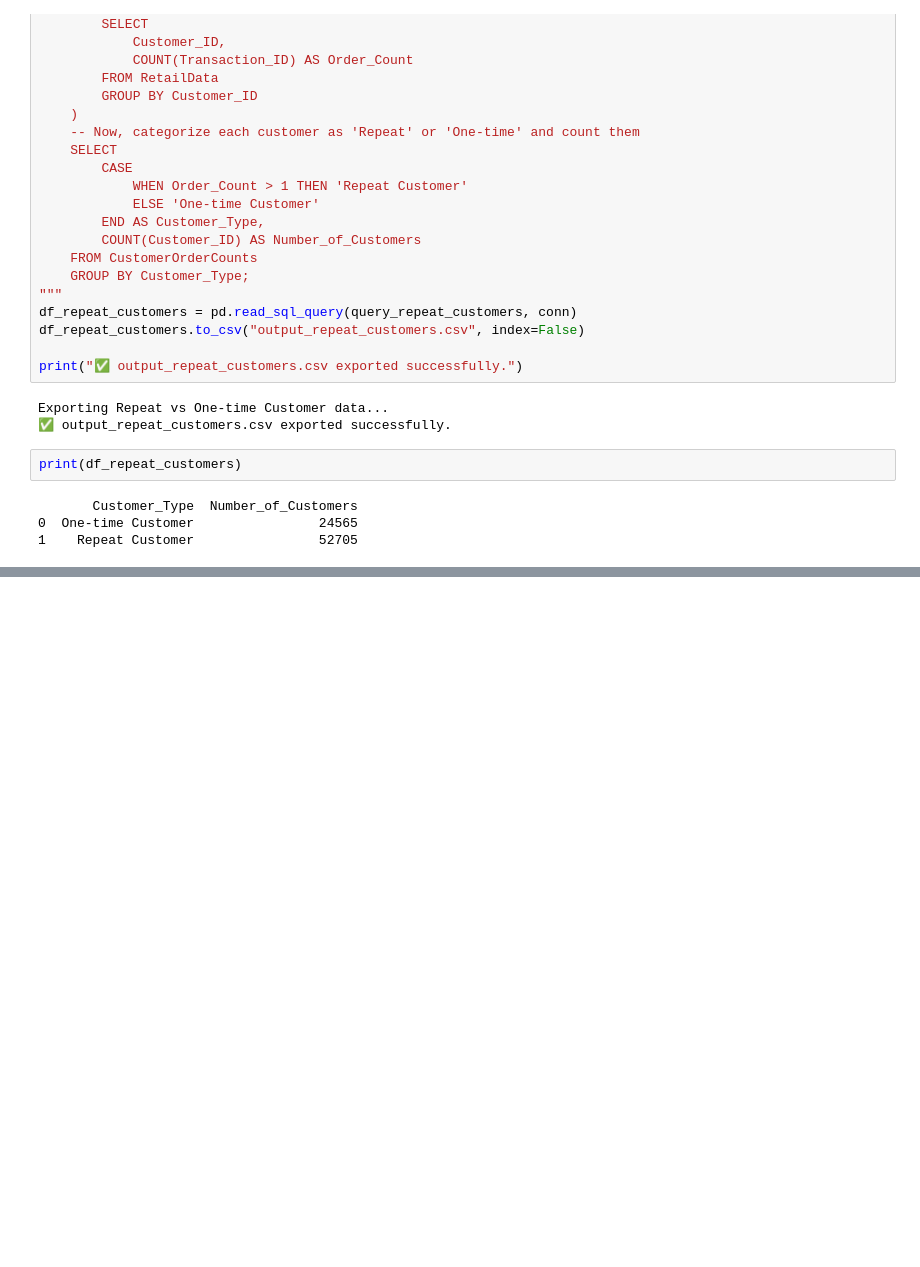
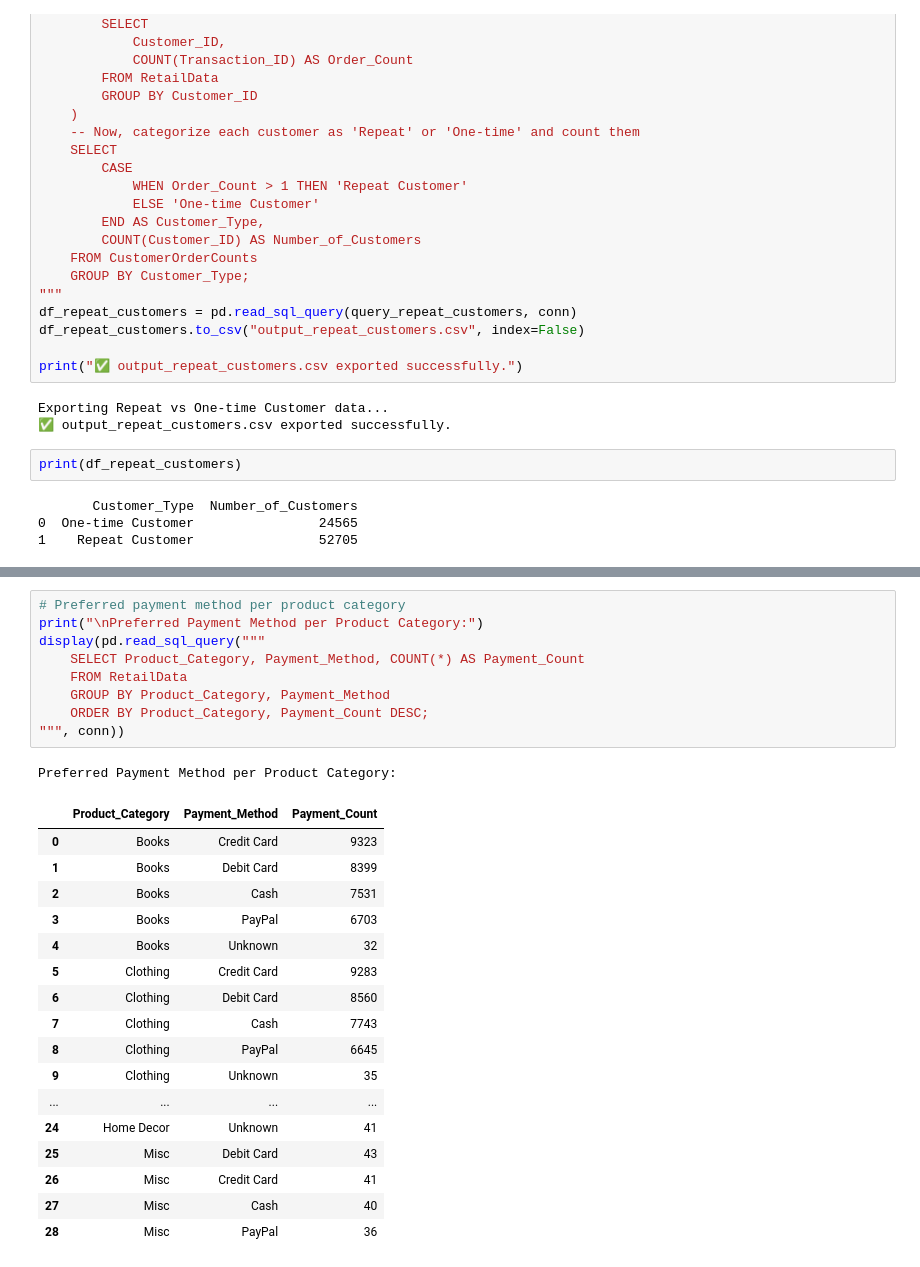
Before and after one commit to pranav444444/MinorProject_Sem7_Customer-Preference-and-Trend-Analytics-for-the-Retail-Sector, a Jupyter notebook: sample_retail_sales (2).ipynb, the cells around one changed output, grey strips where cells are left out. Drawn from its saved outputs; the diff is of its cells as text; blank space fills up the shorter version.

```diff
--- a/sample_retail_sales (2).ipynb
+++ b/sample_retail_sales (2).ipynb
@@ -1826,0 +1932,28 @@ print(df_repeat_customers)
+# %%
+# Preferred payment method per product category
+print("\nPreferred Payment Method per Product Category:")
+display(pd.read_sql_query("""
+    SELECT Product_Category, Payment_Method, COUNT(*) AS Payment_Count
+    FROM RetailData
+    GROUP BY Product_Category, Payment_Method
+    ORDER BY Product_Category, Payment_Count DESC;
+""", conn))
+# %% [output]
+Preferred Payment Method per Product Category:
+|  | Product_Category | Payment_Method | Payment_Count |
+| 0 | Books | Credit Card | 9323 |
+| 1 | Books | Debit Card | 8399 |
+| 2 | Books | Cash | 7531 |
+| 3 | Books | PayPal | 6703 |
+| 4 | Books | Unknown | 32 |
+| 5 | Clothing | Credit Card | 9283 |
+| 6 | Clothing | Debit Card | 8560 |
+| 7 | Clothing | Cash | 7743 |
+| 8 | Clothing | PayPal | 6645 |
+| 9 | Clothing | Unknown | 35 |
+| ... | ... | ... | ... |
+| 24 | Home Decor | Unknown | 41 |
+| 25 | Misc | Debit Card | 43 |
+| 26 | Misc | Credit Card | 41 |
+| 27 | Misc | Cash | 40 |
+| 28 | Misc | PayPal | 36 |
```
Also changed, not shown: parts of 18 cells of this notebook, 7 other files.
